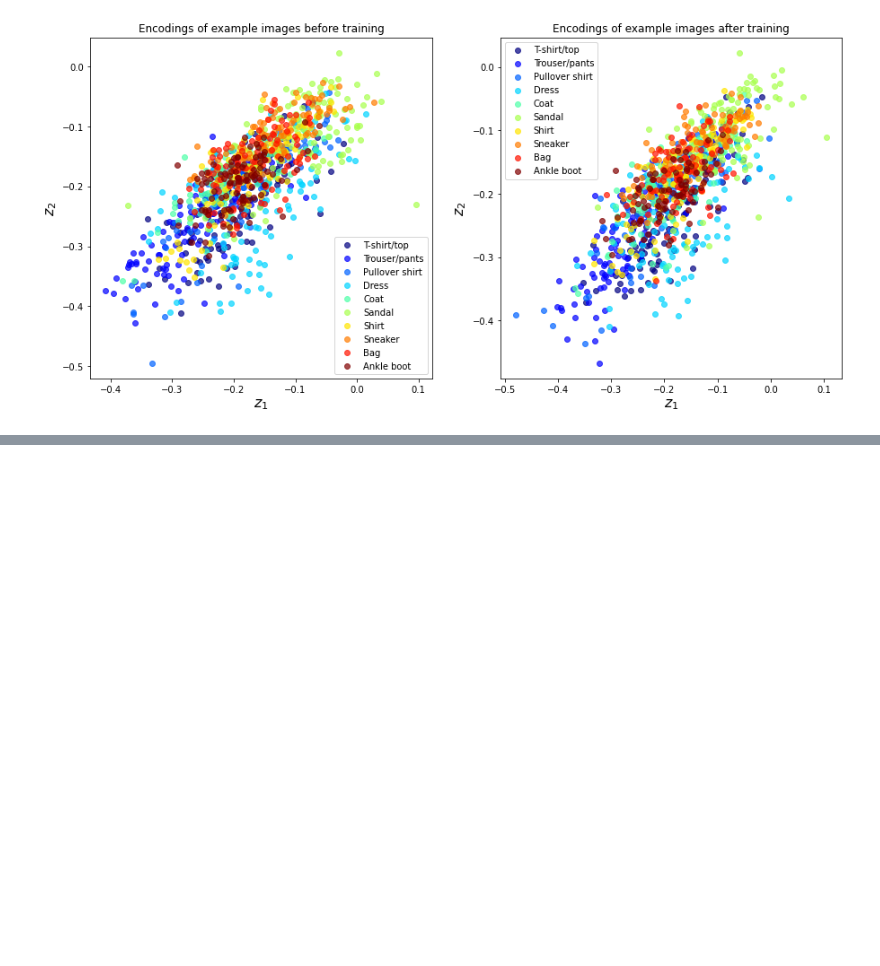
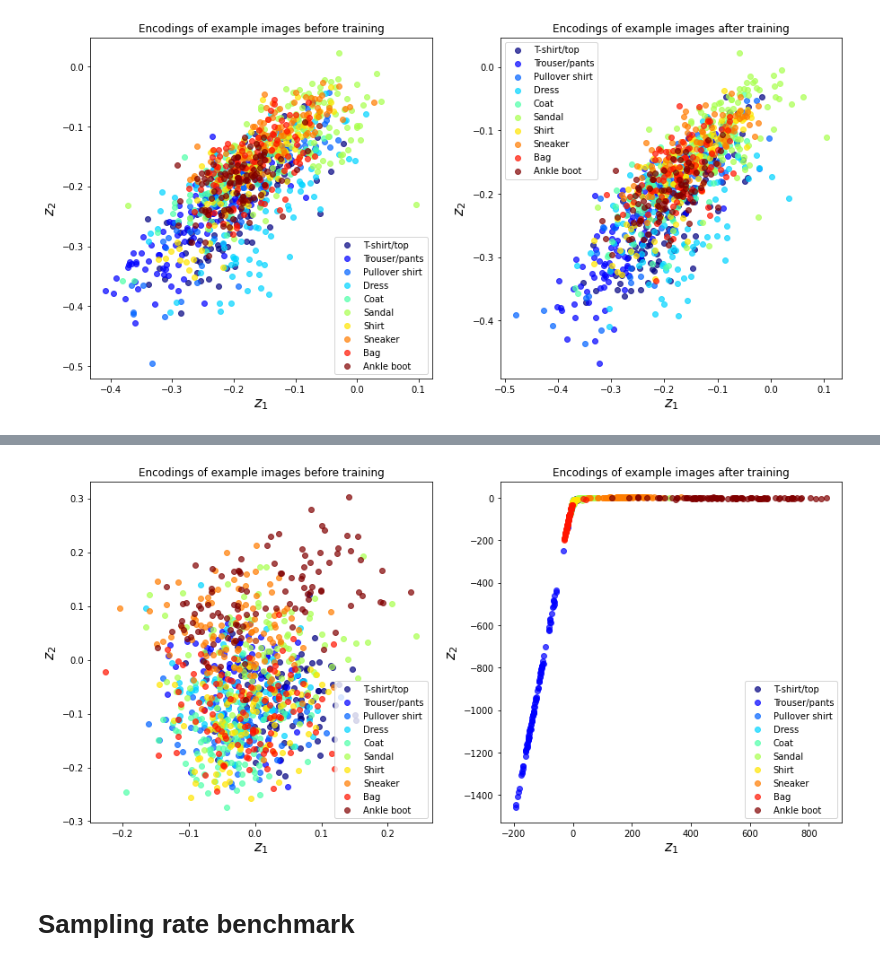
Before and after one commit to Gaspard-a11y/ArcSong, a Jupyter notebook: sandbox.ipynb, the cells around one changed output, grey strips where cells are left out. Drawn from its saved outputs; the diff is of its cells as text; code cells hidden in the pictures; blank space fills up the shorter version.

Commit message:
Add basic training script + image-music comparison benchmark

```diff
--- a/sandbox.ipynb
+++ b/sandbox.ipynb
@@ -149,0 +174,14 @@ plt.show()
+# %%
+# Load the dataset
+(x_train, y_train), (x_test, y_test) = tf.keras.datasets.fashion_mnist.load_data()
+
+x_train = x_train/255.
+x_test = x_test/255.
+
+print(y_test[:3])
+
+# Convert labels to one-hot
+y_test = tf.one_hot(indices=y_test, depth=10).numpy()
+y_train = tf.one_hot(indices=y_train, depth=10).numpy()
+
+y_test[:3]
@@ -149,0 +231,6 @@ plt.show()
+# %%
+# Compute encodings before training
+inx = np.random.choice(x_test.shape[0], 1000, replace=False)
+
+untrained_encodings = encoder(x_test[inx]).numpy()
+untrained_encoding_labels = y_test[inx]
@@ -149,0 +271,41 @@ plt.show()
+# %%
+# Compute encodings after training
+
+inx = np.random.choice(x_test.shape[0], 1000, replace=False)
+trained_encodings = encoder(x_test[inx]).numpy()
+trained_encoding_labels = y_test[inx]
+
+# Un-one-hot labels
+trained_encoding_labels_restacked = np.argmax(trained_encoding_labels, axis=1)
+untrained_encoding_labels_restacked = np.argmax(untrained_encoding_labels, axis=1)
+
+# Plot untrained and trained encodings
+
+plt.figure(figsize=(15, 7))
+cmap = cm.get_cmap('jet', 10)
+
+plt.subplot(1, 2, 1)
+for i, class_label in enumerate(class_names):
+    inx = np.where(untrained_encoding_labels_restacked == i)[0]
+    plt.scatter(untrained_encodings[inx, 0], untrained_encodings[inx, 1],
+                color=cmap(i), label=class_label, alpha=0.7)
+plt.xlabel('$z_1$', fontsize=16)
+plt.ylabel('$z_2$', fontsize=16)
+plt.title('Encodings of example images before training')
+plt.legend()
+
+plt.subplot(1, 2, 2)
+for i, class_label in enumerate(class_names):
+    inx = np.where(trained_encoding_labels_restacked == i)[0]
+    plt.scatter(trained_encodings[inx, 0], trained_encodings[inx, 1],
+                color=cmap(i), label=class_label, alpha=0.7)
+plt.xlabel('$z_1$', fontsize=16)
+plt.ylabel('$z_2$', fontsize=16)
+plt.title('Encodings of example images after training')
+plt.legend()
+
+plt.show()
+# %% [output]
+[figure, added]
+# %% [markdown]
+# Sampling rate benchmark
```
Also changed, not shown: parts of 12 cells of this notebook.
